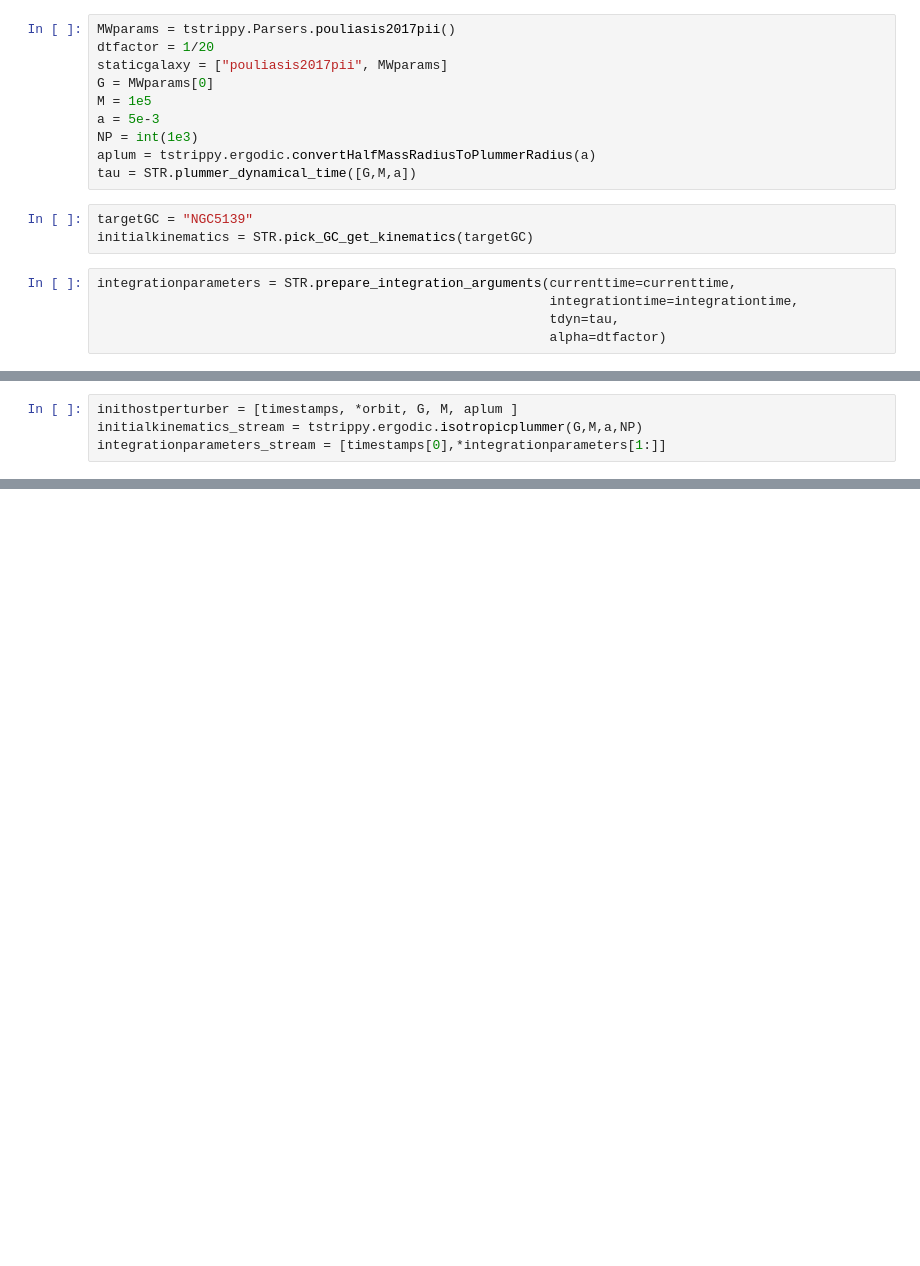
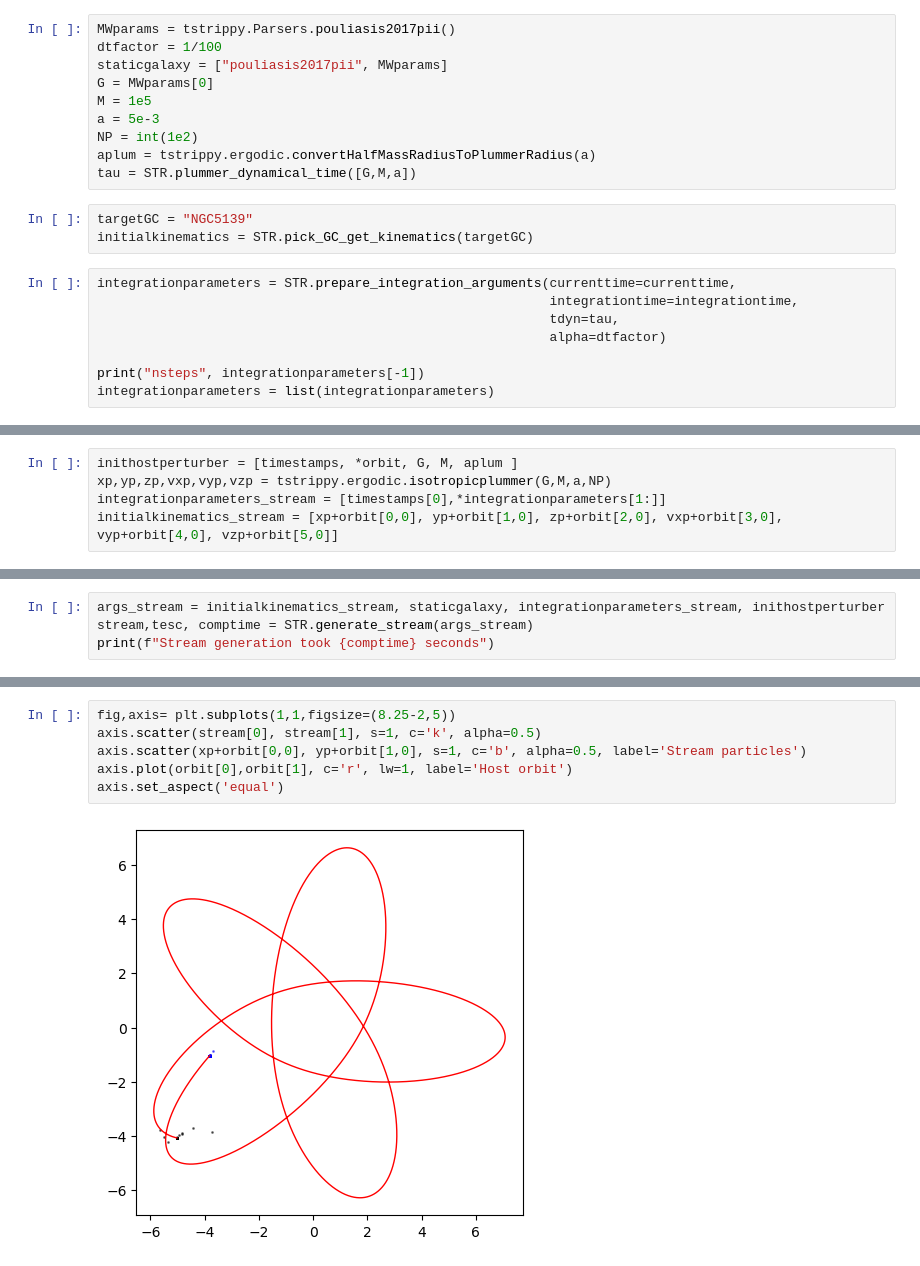
Before and after one commit to salvatore-ferrone/phd-thesis-ferrone, a Jupyter notebook: demos/numericalError/stream_stability.ipynb, the cells around one changed output, grey strips where cells are left out. Drawn from its saved outputs; the diff is of its cells as text; blank space fills up the shorter version.

Commit message:
fixed bug in generating the stream

```diff
--- a/demos/numericalError/stream_stability.ipynb
+++ b/demos/numericalError/stream_stability.ipynb
@@ -14,12 +13,12 @@ integrationtime = .5
 currenttime = 0
 # %%
 MWparams = tstrippy.Parsers.pouliasis2017pii()
-dtfactor = 1/20
+dtfactor = 1/100
 staticgalaxy = ["pouliasis2017pii", MWparams]
 G = MWparams[0]
 M = 1e5
 a = 5e-3
-NP = int(1e3)
+NP = int(1e2)
 aplum = tstrippy.ergodic.convertHalfMassRadiusToPlummerRadius(a)
 tau = STR.plummer_dynamical_time([G,M,a])
 # %%
@@ -30,3 +29,6 @@ integrationparameters = STR.prepare_integration_arguments(currenttime=currenttim
                                                           integrationtime=integrationtime,
                                                           tdyn=tau,
                                                           alpha=dtfactor)
+
+print("nsteps", integrationparameters[-1])
+integrationparameters = list(integrationparameters)
@@ -38,4 +46,5 @@ integration time:  0:00:00.092845
 # %%
 inithostperturber = [timestamps, *orbit, G, M, aplum ]
-initialkinematics_stream = tstrippy.ergodic.isotropicplummer(G,M,a,NP)
+xp,yp,zp,vxp,vyp,vzp = tstrippy.ergodic.isotropicplummer(G,M,a,NP)
 integrationparameters_stream = [timestamps[0],*integrationparameters[1:]]
+initialkinematics_stream = [xp+orbit[0,0], yp+orbit[1,0], zp+orbit[2,0], vxp+orbit[3,0], vyp+orbit[4,0], vzp+orbit[5,0]]
@@ -41,0 +53,4 @@ integrationparameters_stream = [timestamps[0],*integrationparameters[1:]]
+# %%
+args_stream = initialkinematics_stream, staticgalaxy, integrationparameters_stream, inithostperturber
+stream,tesc, comptime = STR.generate_stream(args_stream)
+print(f"Stream generation took {comptime} seconds")
@@ -41,0 +82,8 @@ integrationparameters_stream = [timestamps[0],*integrationparameters[1:]]
+# %%
+fig,axis= plt.subplots(1,1,figsize=(8.25-2,5))
+axis.scatter(stream[0], stream[1], s=1, c='k', alpha=0.5)
+axis.scatter(xp+orbit[0,0], yp+orbit[1,0], s=1, c='b', alpha=0.5, label='Stream particles')
+axis.plot(orbit[0],orbit[1], c='r', lw=1, label='Host orbit')
+axis.set_aspect('equal')
+# %% [output]
+[figure, added]
```
Also changed, not shown: parts of 10 cells of this notebook.
